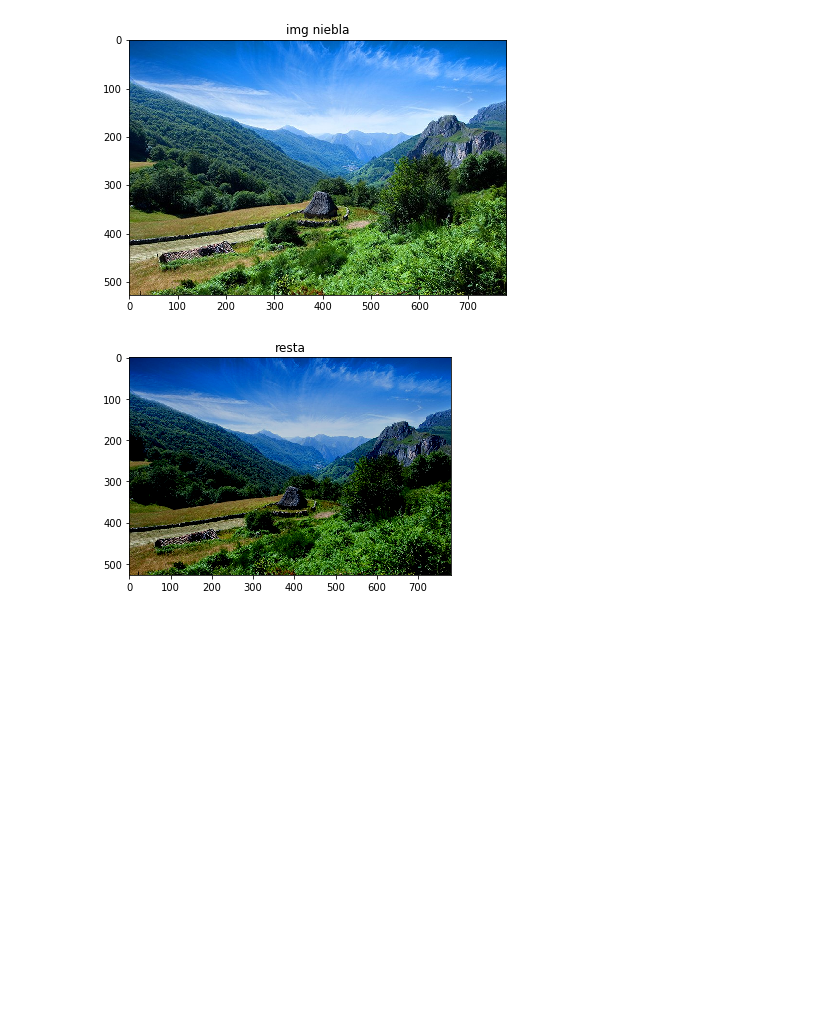
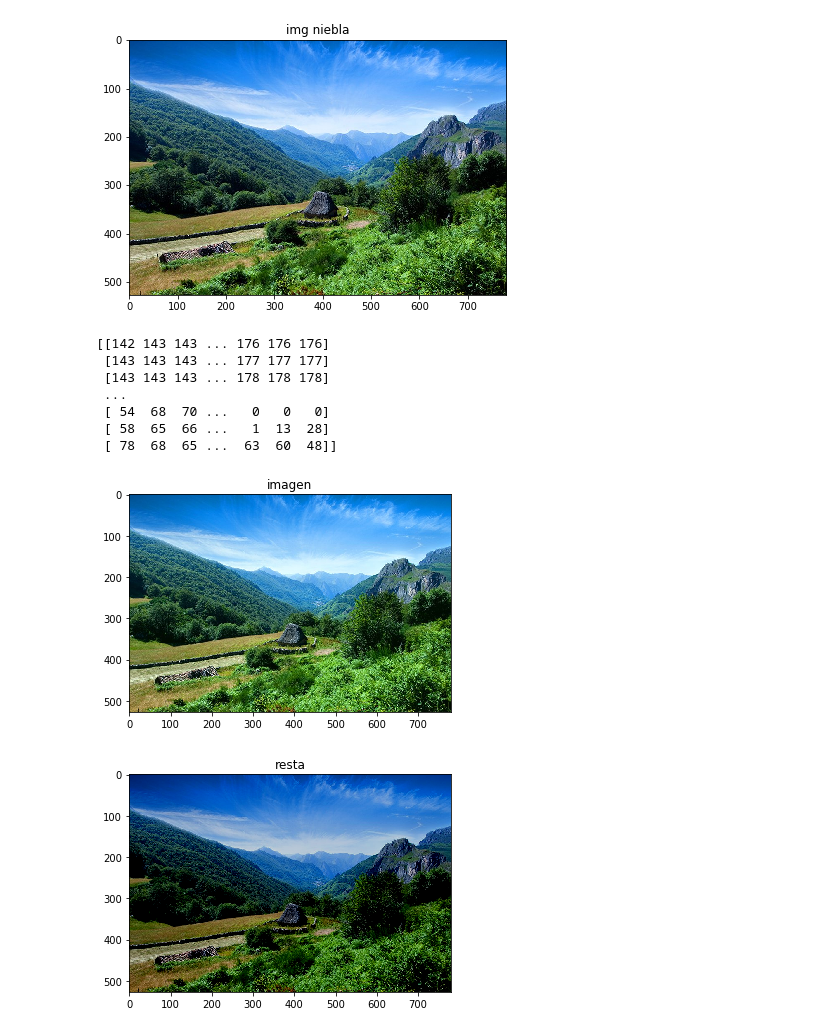
Before and after one commit to DenisFZelaya/Lab01-Computer-Vision, a Jupyter notebook: AjusteIntensidad.ipynb, the cells around one changed output. Cells and saved outputs as stored; diff of their text form; code cells hidden in the pictures; blank space fills up the shorter version.

```diff
--- a/AjusteIntensidad.ipynb
+++ b/AjusteIntensidad.ipynb
@@ -107,6 +107,17 @@ def mejora_contraste():
     plt.imshow(cv2.cvtColor(imagen_final, cv2.COLOR_BGR2RGB))
     plt.title('imagen')
     plt.show()
+# %%
+mejora_contraste()
+# %% [output]
+[[142 143 143 ... 176 176 176]
+ [143 143 143 ... 177 177 177]
+ [143 143 143 ... 178 178 178]
+ ...
+ [ 54  68  70 ...   0   0   0]
+ [ 58  65  66 ...   1  13  28]
+ [ 78  68  65 ...  63  60  48]]
+[figure, added]
 # %%
 def restar_intensidad():
     M = np.ones(img02.shape, dtype = "uint8") * 40
```
Also changed, not shown: parts of 3 cells of this notebook, 1 other file.
